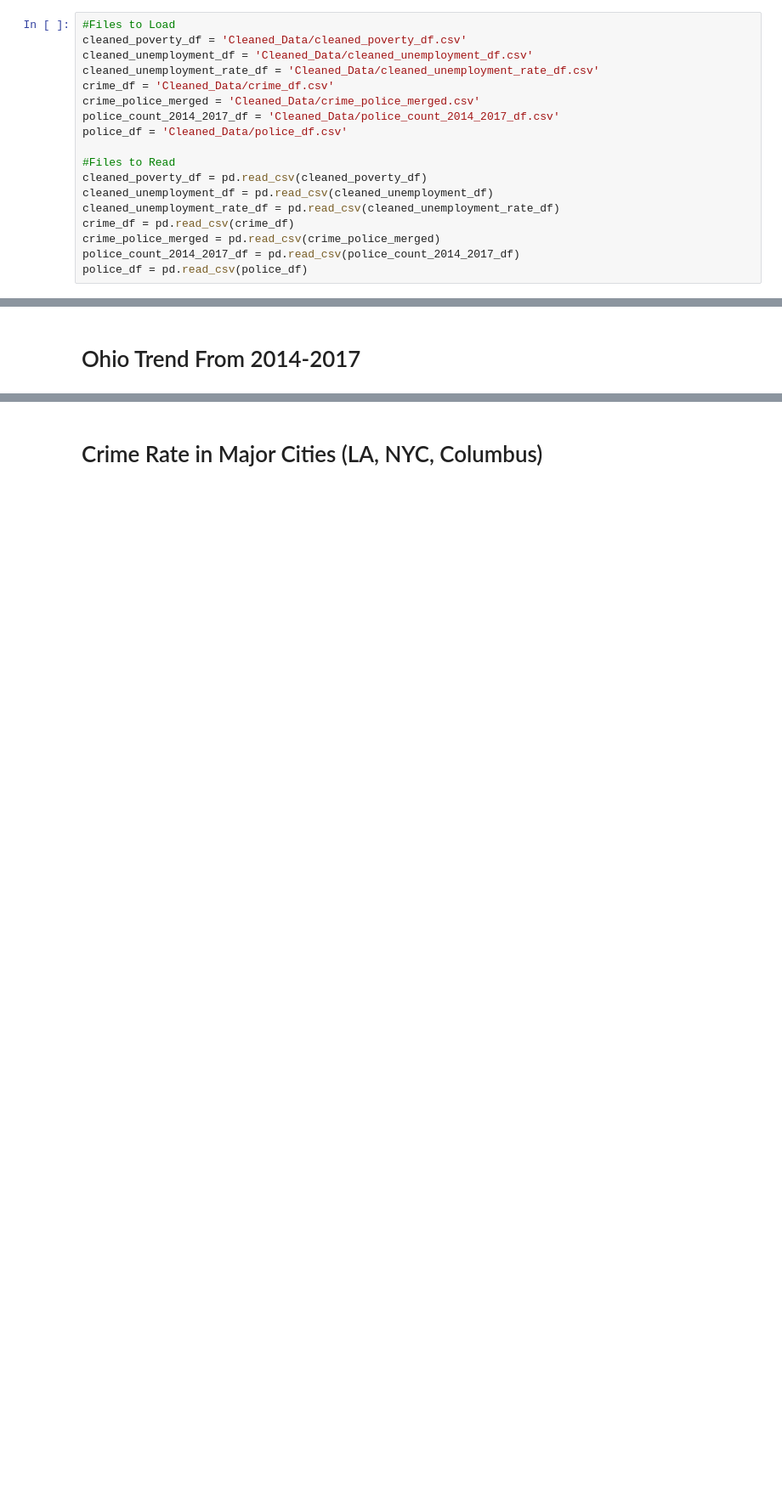
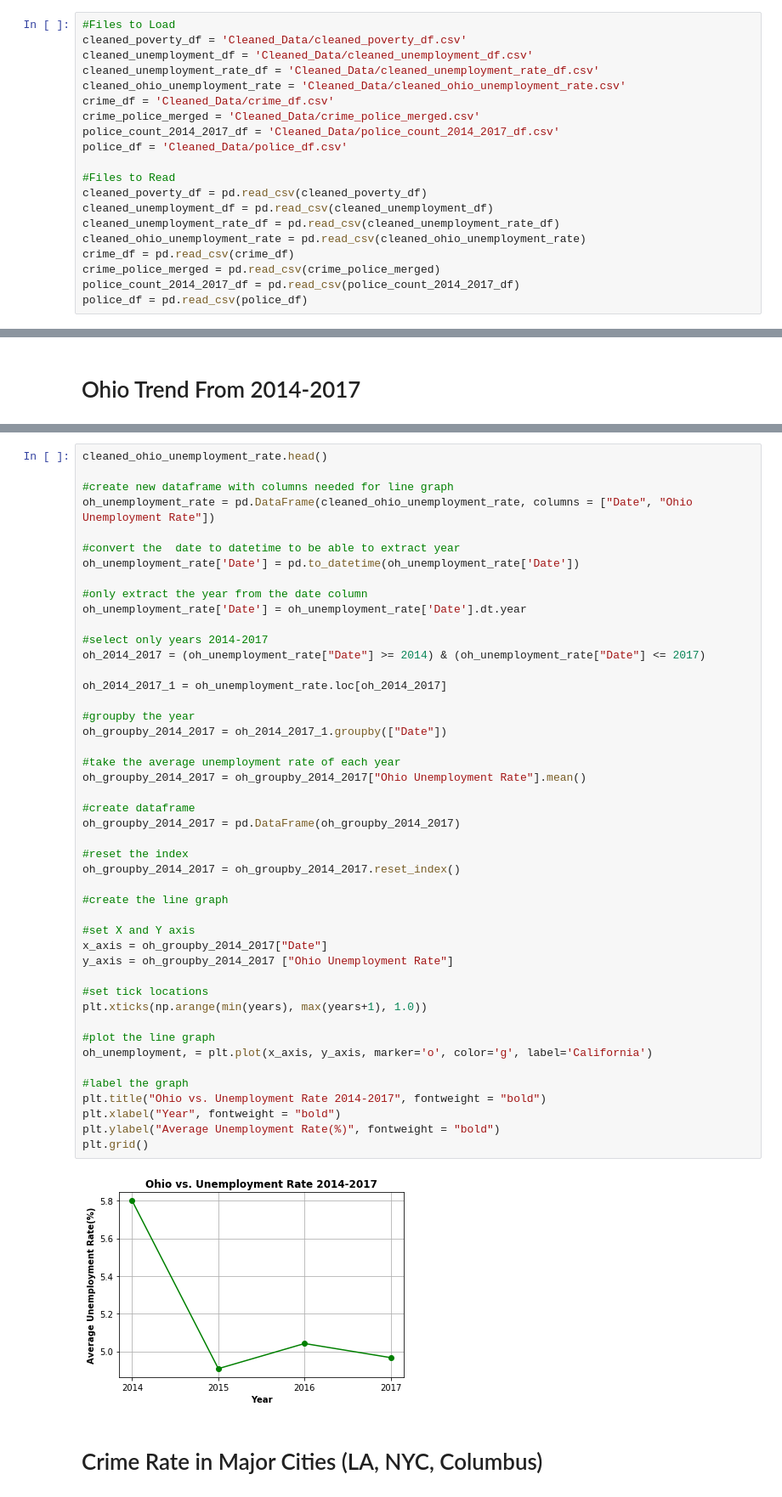
Before and after one commit to financialinvestigator01/Project_Teamwork, a Jupyter notebook: PM copy.ipynb, the cells around one changed output, grey strips where cells are left out. Shown at 85% size. Cells and saved outputs as stored; diff of their text form; blank space fills up the shorter version.

```diff
--- a/PM copy.ipynb
+++ b/PM copy.ipynb
@@ -17,6 +17,7 @@ import os
 cleaned_poverty_df = 'Cleaned_Data/cleaned_poverty_df.csv'
 cleaned_unemployment_df = 'Cleaned_Data/cleaned_unemployment_df.csv'
 cleaned_unemployment_rate_df = 'Cleaned_Data/cleaned_unemployment_rate_df.csv'
+cleaned_ohio_unemployment_rate = 'Cleaned_Data/cleaned_ohio_unemployment_rate.csv'
 crime_df = 'Cleaned_Data/crime_df.csv'
 crime_police_merged = 'Cleaned_Data/crime_police_merged.csv'
 police_count_2014_2017_df = 'Cleaned_Data/police_count_2014_2017_df.csv'
@@ -26,6 +27,7 @@ police_df = 'Cleaned_Data/police_df.csv'
 cleaned_poverty_df = pd.read_csv(cleaned_poverty_df)
 cleaned_unemployment_df = pd.read_csv(cleaned_unemployment_df)
 cleaned_unemployment_rate_df = pd.read_csv(cleaned_unemployment_rate_df)
+cleaned_ohio_unemployment_rate = pd.read_csv(cleaned_ohio_unemployment_rate)
 crime_df = pd.read_csv(crime_df)
 crime_police_merged = pd.read_csv(crime_police_merged)
 police_count_2014_2017_df = pd.read_csv(police_count_2014_2017_df)
@@ -464,3 +468,51 @@ Text(0, 0.5, 'Crime Count')
+# %%
+cleaned_ohio_unemployment_rate.head()
+
+#create new dataframe with columns needed for line graph
+oh_unemployment_rate = pd.DataFrame(cleaned_ohio_unemployment_rate, columns = ["Date", "Ohio Unemployment Rate"])
+
+#convert the  date to datetime to be able to extract year
+oh_unemployment_rate['Date'] = pd.to_datetime(oh_unemployment_rate['Date'])
+
+#only extract the year from the date column
+oh_unemployment_rate['Date'] = oh_unemployment_rate['Date'].dt.year
+
+#select only years 2014-2017
+oh_2014_2017 = (oh_unemployment_rate["Date"] >= 2014) & (oh_unemployment_rate["Date"] <= 2017)
+
+oh_2014_2017_1 = oh_unemployment_rate.loc[oh_2014_2017]
+
+#groupby the year
+oh_groupby_2014_2017 = oh_2014_2017_1.groupby(["Date"])
+
+#take the average unemployment rate of each year
+oh_groupby_2014_2017 = oh_groupby_2014_2017["Ohio Unemployment Rate"].mean()
+
+#create dataframe
+oh_groupby_2014_2017 = pd.DataFrame(oh_groupby_2014_2017)
+
+#reset the index
+oh_groupby_2014_2017 = oh_groupby_2014_2017.reset_index()
+
+#create the line graph
+
+#set X and Y axis
+x_axis = oh_groupby_2014_2017["Date"]
+y_axis = oh_groupby_2014_2017 ["Ohio Unemployment Rate"]
+
+#set tick locations
+plt.xticks(np.arange(min(years), max(years+1), 1.0))
+
+#plot the line graph
+oh_unemployment, = plt.plot(x_axis, y_axis, marker='o', color='g', label='California')
+
+#label the graph
+plt.title("Ohio vs. Unemployment Rate 2014-2017", fontweight = "bold")
+plt.xlabel("Year", fontweight = "bold")
+plt.ylabel("Average Unemployment Rate(%)", fontweight = "bold")
+plt.grid()
+# %% [output]
+[figure, added]
 # %% [markdown]
 # Crime Rate in Major Cities (LA, NYC, Columbus)
 # %%
```
Also changed, not shown: parts of 5 cells of this notebook, 17 other files.
